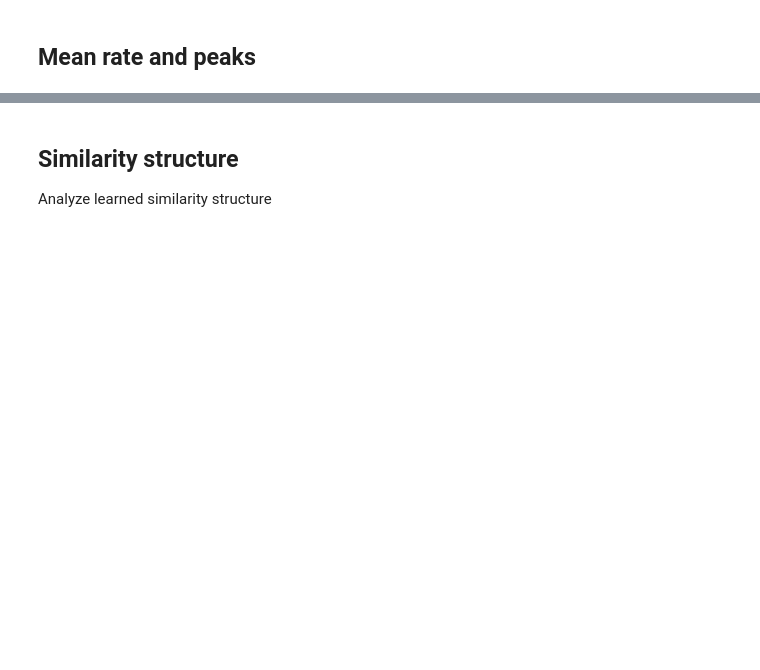
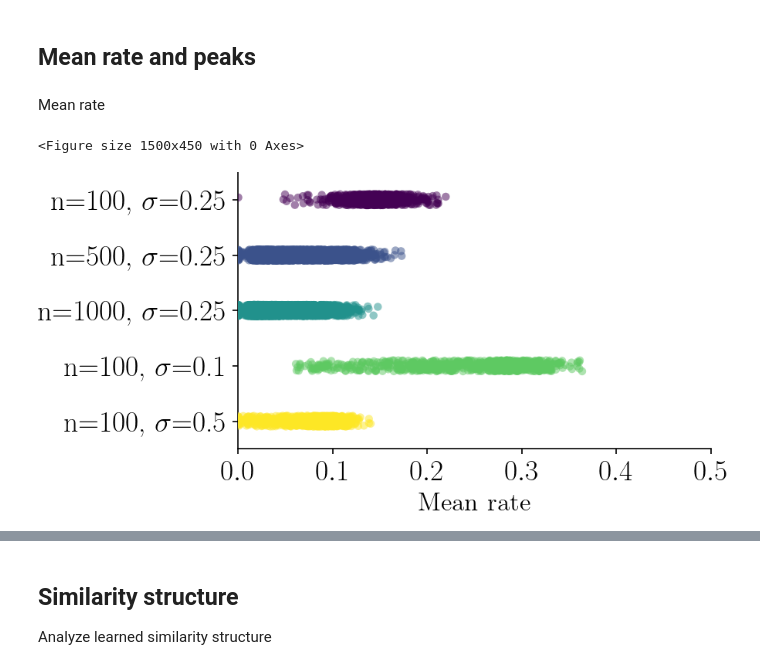
Before and after one commit to bioAI-Oslo/ConjunctiveRepresentations, a Jupyter notebook: fr_dense.ipynb, the cells around one changed output, grey strips where cells are left out. Drawn from its saved outputs; the diff is of its cells as text; code cells hidden in the pictures; blank space fills up the shorter version.

```diff
--- a/fr_dense.ipynb
+++ b/fr_dense.ipynb
@@ -174,7 +342,7 @@ plt.show()
 only_active = True
 
 # Get spatial representations of grid
-n_grid = 128
+n_grid = 1024
 x = np.linspace(-1, 1, n_grid)
 y = x.copy()
 xx, yy = np.meshgrid(x,y)
@@ -198,3 +366,30 @@ for name, model in models.items():
         }))
 
 df = pd.concat(df, ignore_index=True)
+# %% [markdown]
+Mean rate
+# %%
+plt.figure(figsize=(10, 3))
+
+# Make plot horizontal
+g = sns.catplot(
+    data=df,
+    y="model",
+    x="mean_rate",
+    kind="strip",
+    palette=colors,
+    alpha=0.5,
+    height=3,
+    aspect=2,
+    # dodge=True,
+)
+
+g.set_axis_labels("Mean rate", "")
+# g.set_axis_labels("Peak", "")
+g.set(xlim=(0, 0.5))
+
+g.fig.savefig(os.path.join(figure_path, 'dense_mean_rate.svg'), transparent=True)
+plt.show()
+# %% [output]
+<Figure size 1500x450 with 0 Axes>
+[figure, added]
```
Also changed, not shown: parts of 22 cells of this notebook, 2 other files.
